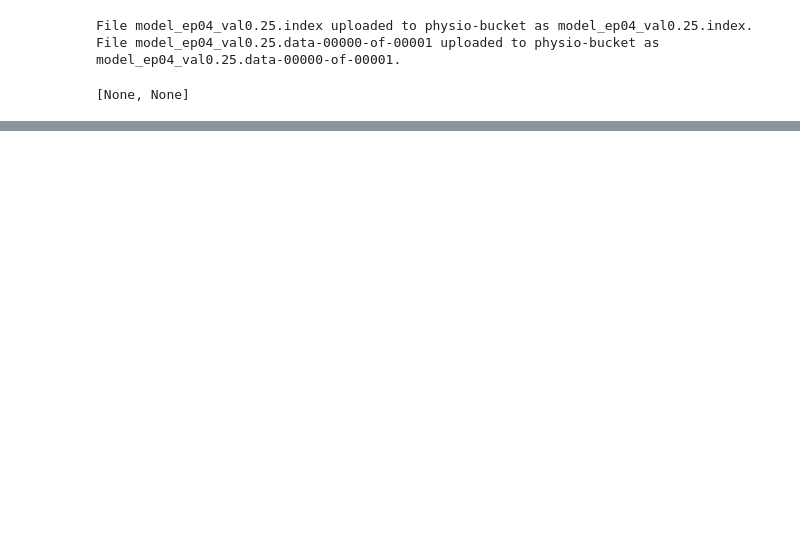
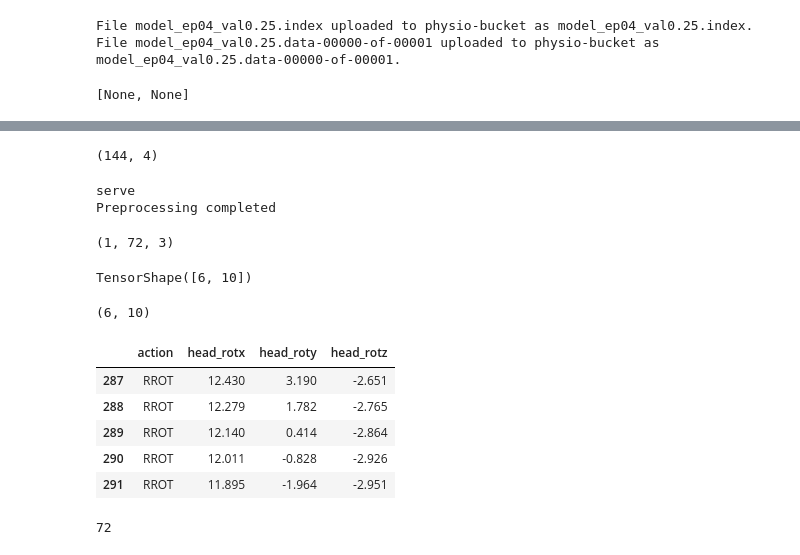
Before and after one commit to bonaventura-p/physiolyx, a Jupyter notebook: src/old/lstm.ipynb, the cells around one changed output, grey strips where cells are left out. Saved outputs shown, nothing was run; the diff lists cells and outputs as text; code cells hidden in the pictures; blank space fills up the shorter version.

```diff
--- a/src/old/lstm.ipynb
+++ b/src/old/lstm.ipynb
@@ -204,3 +31,5 @@ def upload_blob(bucket, infile, outfile):
+# %%
+data = {'bucket':'physio-bucket', 'name':'moniLabData 20-03-2020.txt'}
 # %%
 colslab = ['index','scene_index','time','ms_lastline','head_posx',"head_posy","head_posz","head_rotx","head_roty","head_rotz",
         "right_posx","right_posy","right_posz","right_rotx","right_roty","right_rotz",
@@ -211,4 +40,4 @@ table = tableReader('file.txt',cols=colslab)
 # %% [output]
 Blob moniLabData 20-03-2020.txt downloaded to file.txt.
 # %%
-table = tableProcessML(table,data)
+table = tableProcess(table, data, train= True)
@@ -370,0 +257,41 @@ X_train, X_test, y_train, y_test = train_test_split(
+# %%
+test = table[0:144]
+
+test.shape
+# %% [output]
+(144, 4)
+# %%
+pred = featureProcess(test, cols=None, time='serve')
+pred.shape
+# %% [output]
+serve
+Preprocessing completed
+(1, 72, 3)
+# %%
+preds = model.call(pred)
+preds.shape
+# %% [output]
+TensorShape([6, 10])
+# %%
+preds.numpy().shape
+# %% [output]
+(6, 10)
+# %%
+test
+# %% [output]
+|  | action | head_rotx | head_roty | head_rotz |
+| 287 | RROT | 12.430 | 3.190 | -2.651 |
+| 288 | RROT | 12.279 | 1.782 | -2.765 |
+| 289 | RROT | 12.140 | 0.414 | -2.864 |
+| 290 | RROT | 12.011 | -0.828 | -2.926 |
+| 291 | RROT | 11.895 | -1.964 | -2.951 |
+# %%
+cols=['head_rotx','head_roty','head_rotz']
+for i in range(0, len(df) - timeSteps, step):
+    for col in cols:
+
+        coldict[str(col[5:])] = table[col].values[i: i + timeSteps]
+
+        segments.append(coldict[str(col[5:])])
+# %% [output]
+72
```
Also changed, not shown: parts of 15 cells of this notebook, 7 other files.
